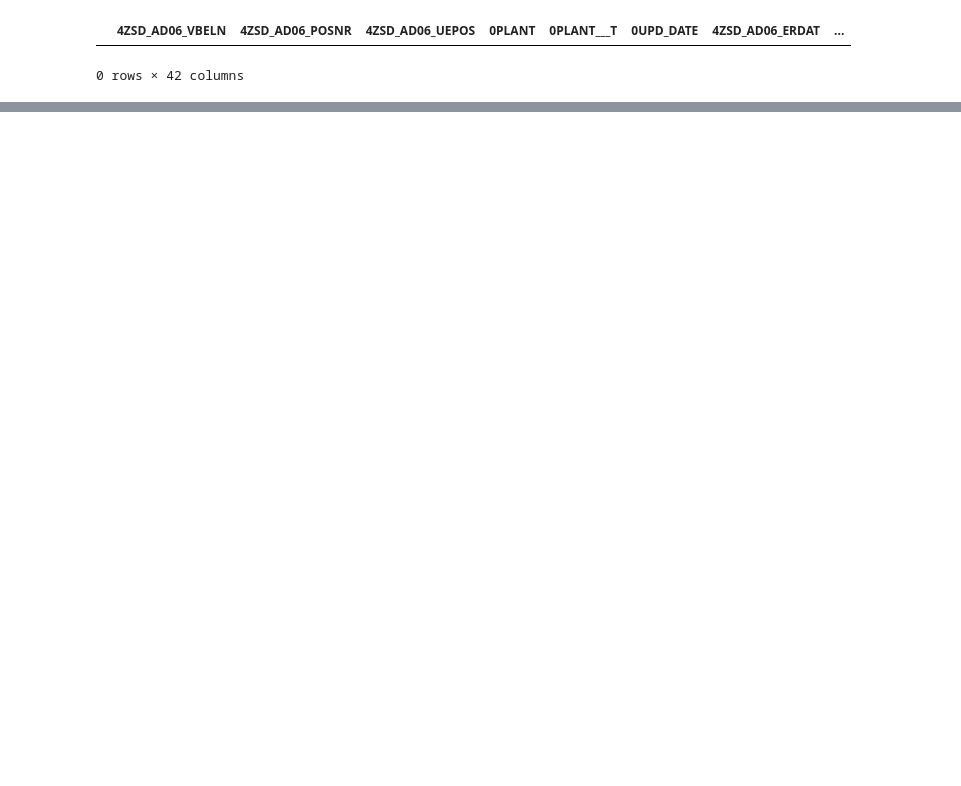
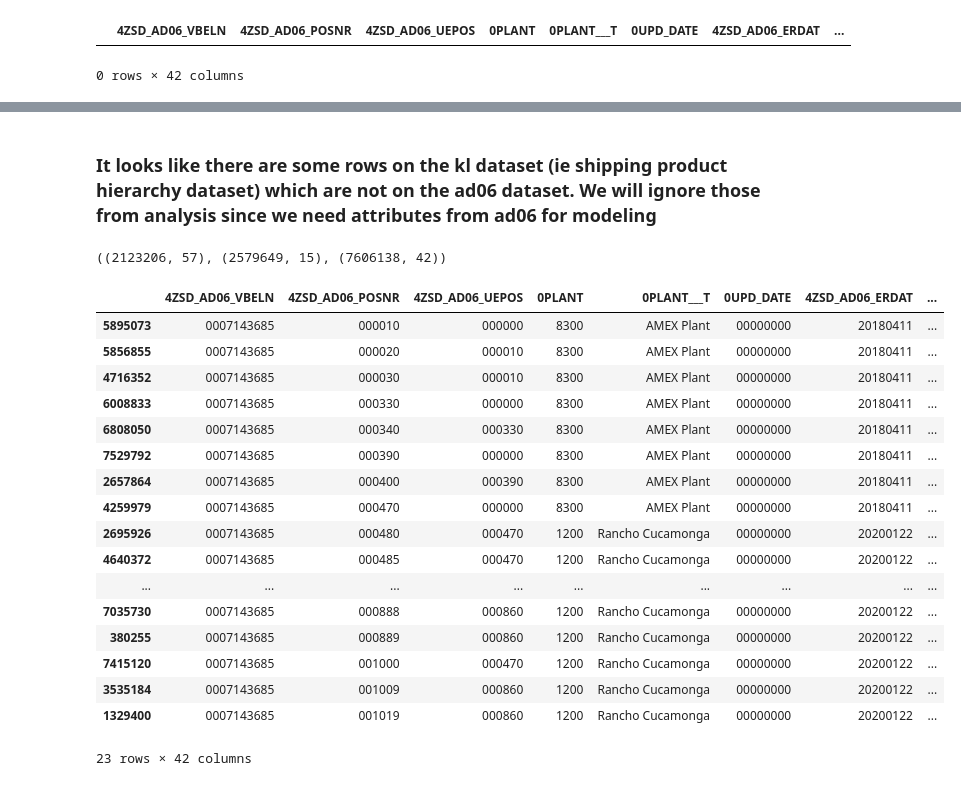
Before and after one commit to kk87736/georgiaTechCapstone, a Jupyter notebook: dataAnalysis.ipynb, the cells around one changed output, grey strips where cells are left out. Drawn from its saved outputs; the diff is of its cells as text; code cells hidden in the pictures; blank space fills up the shorter version.

```diff
--- a/dataAnalysis.ipynb
+++ b/dataAnalysis.ipynb
@@ -224,0 +457,30 @@ ad06_df[ad06_df['4ZSD_AD06_VBELN'] == 800303304]
+# %%
+# Get sum of columns - indirectly, the pieces shipped column
+k = c.groupby(['Sales Order','Sales Order item'], as_index=False).sum()
+
+# Remove duplicates from the dataframe c
+l = c.drop_duplicates(subset = ['Sales Order','Sales Order item'],keep="last")
+#k.filter(lambda x: len(x['PCC']) > 1)
+
+#l.head(20)
+
+#k.shape
+#k[k['PCC'] > 1] #Potentially 10k rows have dups - For these we will need to put the pieces shipped and shipped date in an array
+
+#k[k['Sales Order']==7143685]
+
+#k[k['Sales Order'] == 7507558]
+#k.shape,l.shape, c.shape, 2590885 - 2579649
+# %%
+# This dataset will merge k and l - Will include unique rows for Sales Order + Sales Order item, with pieces shipped summed up
+
+kl = k.merge(l,on=['Sales Order','Sales Order item'])
+# %%
+# Remove Pieces Shipped_y from dataframe l
+kl = kl.drop(['Pieces Shipped_y'], axis=1)
+
+kl.head()
+kl.shape, k.shape, l.shape, c.shape
+c.head()
+
+c.columns, kl.columns
@@ -224,0 +500,4 @@ ad06_df[ad06_df['4ZSD_AD06_VBELN'] == 800303304]
+# %%
+#Make Sales order 10 characters in length , Sales Order Item 6 characters in length to join to ad06
+kl['Sales Order'] = kl['Sales Order'].apply('{:0>10}'.format)
+kl['Sales Order item'] = kl['Sales Order item'].apply('{:0>6}'.format)
@@ -224,0 +522,2 @@ ad06_df[ad06_df['4ZSD_AD06_VBELN'] == 800303304]
+# %% [markdown]
+### It looks like there are some rows on the kl dataset (ie shipping product hierarchy dataset) which are not on the ad06 dataset. We will ignore those from analysis since we need attributes from ad06 for modeling
@@ -224,0 +526,4 @@ ad06_df[ad06_df['4ZSD_AD06_VBELN'] == 800303304]
+# %%
+ad06_kl.shape, kl.shape, ad06_df.shape
+# %% [output]
+((2123206, 57), (2579649, 15), (7606138, 42))
@@ -224,0 +536,24 @@ ad06_df[ad06_df['4ZSD_AD06_VBELN'] == 800303304]
+# %%
+#Example of sales order item which have LESS ROWS IN ad06 and more rows in the shipping dataset
+display(ad06_df[ad06_df['4ZSD_AD06_VBELN']=='0007143685'].sort_values(by=['4ZSD_AD06_POSNR']))
+display(ship_product_df[ship_product_df['Sales Order']==7143685].sort_values(by=['Sales Order item']))
+display(kl[kl['Sales Order']=='0007143685'].sort_values(by=['Sales Order item']))
+# %% [output]
+|  | 4ZSD_AD06_VBELN | 4ZSD_AD06_POSNR | 4ZSD_AD06_UEPOS | 0PLANT | 0PLANT___T | 0UPD_DATE | 4ZSD_AD06_ERDAT | ... |
+| 5895073 | 0007143685 | 000010 | 000000 | 8300 | AMEX Plant | 00000000 | 20180411 | ... |
+| 5856855 | 0007143685 | 000020 | 000010 | 8300 | AMEX Plant | 00000000 | 20180411 | ... |
+| 4716352 | 0007143685 | 000030 | 000010 | 8300 | AMEX Plant | 00000000 | 20180411 | ... |
+| 6008833 | 0007143685 | 000330 | 000000 | 8300 | AMEX Plant | 00000000 | 20180411 | ... |
+| 6808050 | 0007143685 | 000340 | 000330 | 8300 | AMEX Plant | 00000000 | 20180411 | ... |
+| 7529792 | 0007143685 | 000390 | 000000 | 8300 | AMEX Plant | 00000000 | 20180411 | ... |
+| 2657864 | 0007143685 | 000400 | 000390 | 8300 | AMEX Plant | 00000000 | 20180411 | ... |
+| 4259979 | 0007143685 | 000470 | 000000 | 8300 | AMEX Plant | 00000000 | 20180411 | ... |
+| 2695926 | 0007143685 | 000480 | 000470 | 1200 | Rancho Cucamonga | 00000000 | 20200122 | ... |
+| 4640372 | 0007143685 | 000485 | 000470 | 1200 | Rancho Cucamonga | 00000000 | 20200122 | ... |
+| ... | ... | ... | ... | ... | ... | ... | ... | ... |
+| 7035730 | 0007143685 | 000888 | 000860 | 1200 | Rancho Cucamonga | 00000000 | 20200122 | ... |
+| 380255 | 0007143685 | 000889 | 000860 | 1200 | Rancho Cucamonga | 00000000 | 20200122 | ... |
+| 7415120 | 0007143685 | 001000 | 000470 | 1200 | Rancho Cucamonga | 00000000 | 20200122 | ... |
+| 3535184 | 0007143685 | 001009 | 000860 | 1200 | Rancho Cucamonga | 00000000 | 20200122 | ... |
+| 1329400 | 0007143685 | 001019 | 000860 | 1200 | Rancho Cucamonga | 00000000 | 20200122 | ... |
+23 rows × 42 columns
```
Also changed, not shown: parts of 120 cells of this notebook, 1 other file.
